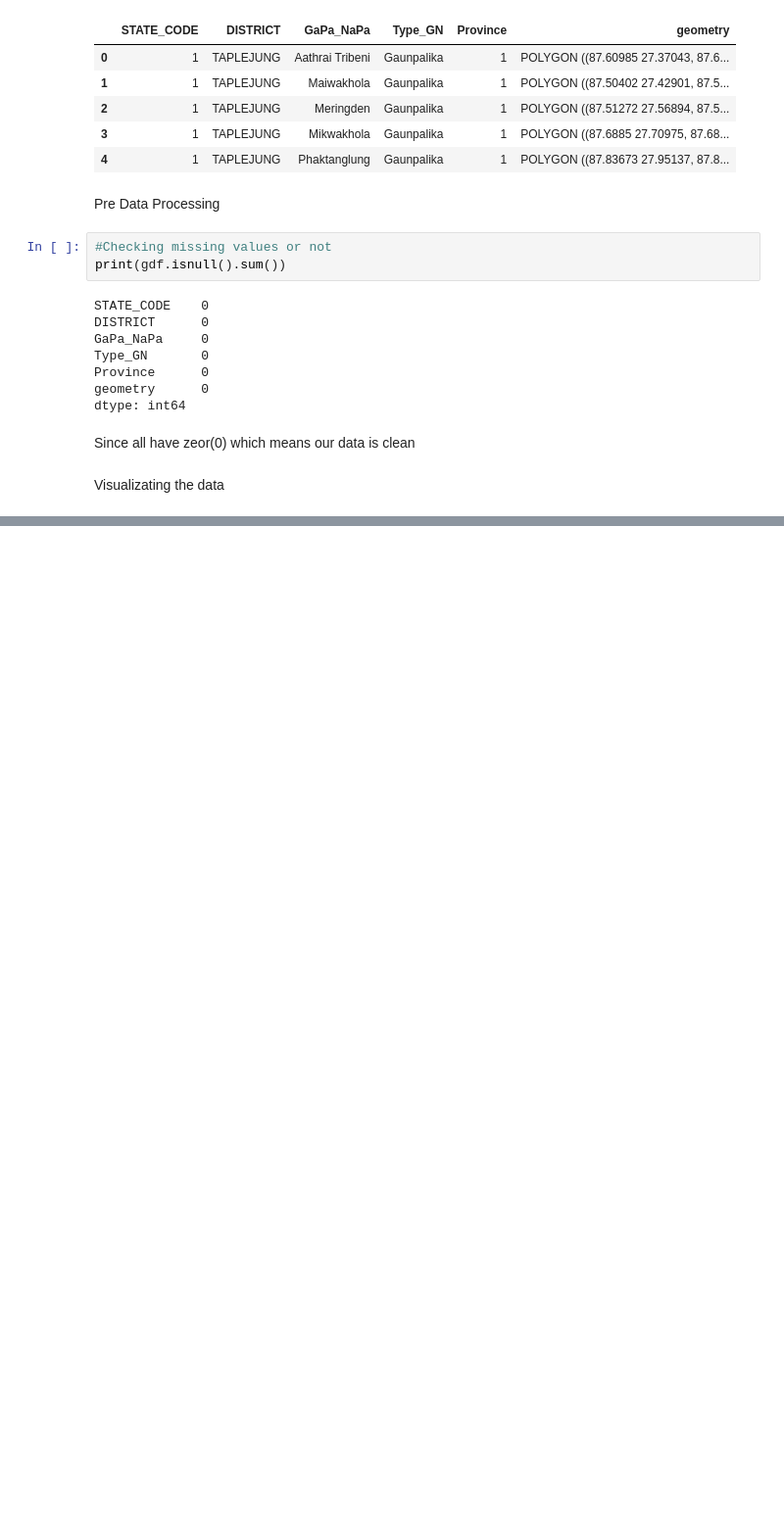
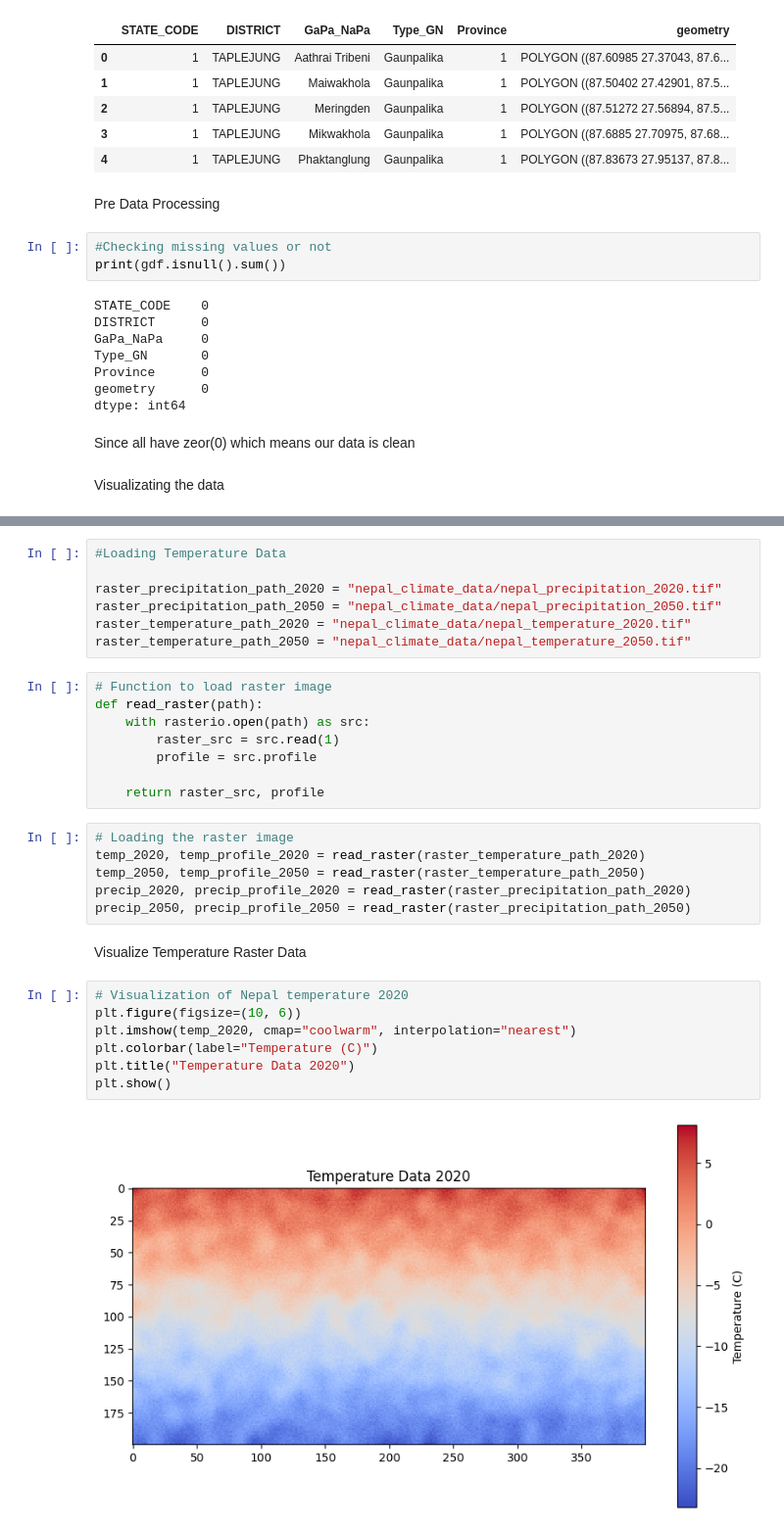
Before and after one commit to Omdena-NIC-Nepal/gis-data-science-assignment-makaisuman, a Jupyter notebook: NepalClimate.ipynb, the cells around one changed output, grey strips where cells are left out. Shown at 98% size. Drawn from its saved outputs; the diff is of its cells as text; blank space fills up the shorter version.

```diff
--- a/NepalClimate.ipynb
+++ b/NepalClimate.ipynb
@@ -54,0 +64,32 @@ plt.show()
+# %%
+#Loading Temperature Data
+
+raster_precipitation_path_2020 = "nepal_climate_data/nepal_precipitation_2020.tif"
+raster_precipitation_path_2050 = "nepal_climate_data/nepal_precipitation_2050.tif"
+raster_temperature_path_2020 = "nepal_climate_data/nepal_temperature_2020.tif"
+raster_temperature_path_2050 = "nepal_climate_data/nepal_temperature_2050.tif"
+# %%
+# Function to load raster image
+def read_raster(path):
+	with rasterio.open(path) as src:
+		raster_src = src.read(1)
+		profile = src.profile
+
+	return raster_src, profile
+# %%
+# Loading the raster image
+temp_2020, temp_profile_2020 = read_raster(raster_temperature_path_2020)
+temp_2050, temp_profile_2050 = read_raster(raster_temperature_path_2050)
+precip_2020, precip_profile_2020 = read_raster(raster_precipitation_path_2020)
+precip_2050, precip_profile_2050 = read_raster(raster_precipitation_path_2050)
+# %% [markdown]
+Visualize Temperature Raster Data
+# %%
+# Visualization of Nepal temperature 2020
+plt.figure(figsize=(10, 6))
+plt.imshow(temp_2020, cmap="coolwarm", interpolation="nearest")
+plt.colorbar(label="Temperature (C)")
+plt.title("Temperature Data 2020")
+plt.show()
+# %% [output]
+[figure, added]
```
Also changed, not shown: parts of 29 cells of this notebook, 1 other file.
